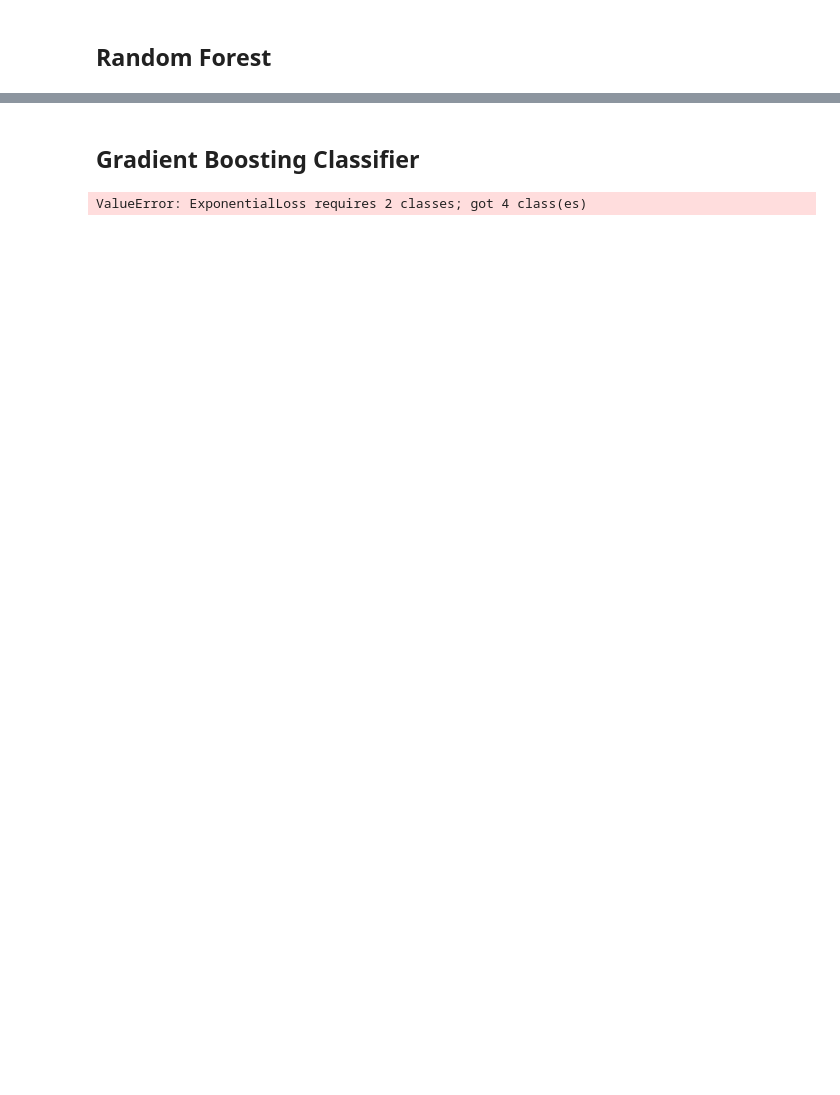
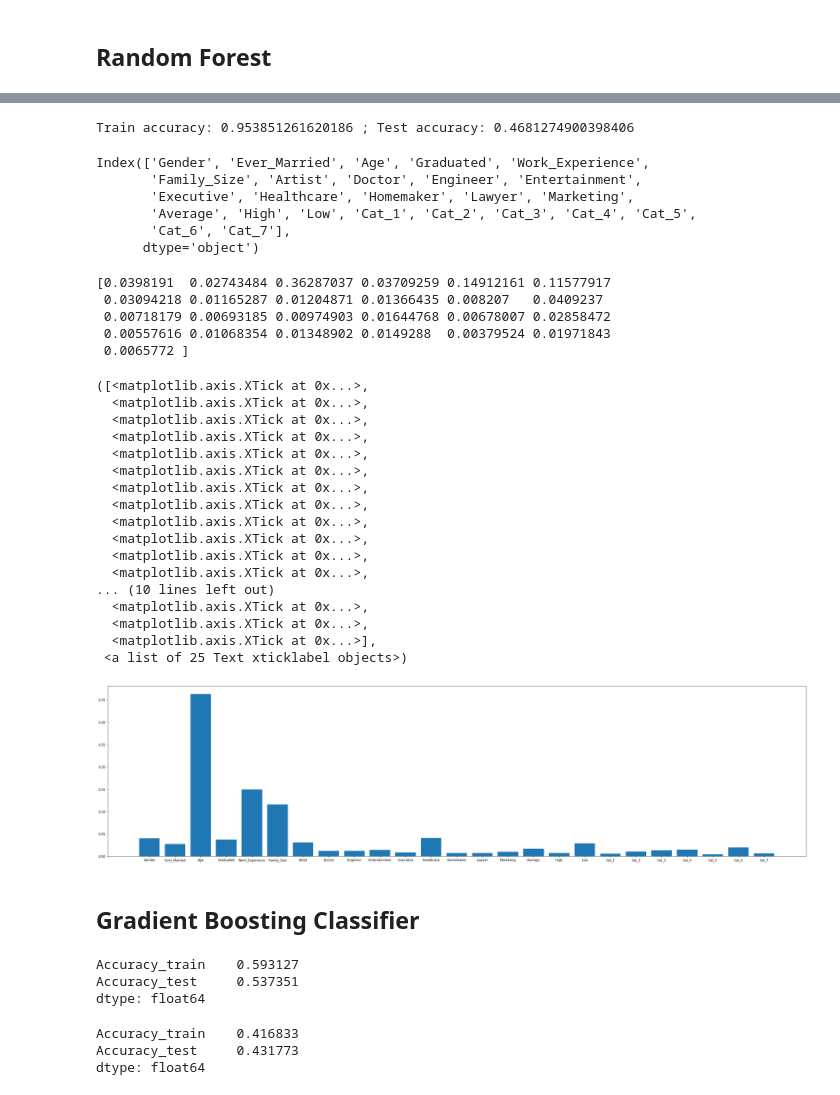
Before and after one commit to aleks73337/Data-Science, a Jupyter notebook: RF_GBT.ipynb, the cells around one changed output, grey strips where cells are left out. Cells and saved outputs as stored; diff of their text form; code cells hidden in the pictures; blank space fills up the shorter version.

```diff
--- a/RF_GBT.ipynb
+++ b/RF_GBT.ipynb
@@ -95,0 +118,3 @@ rf_result.plot()
+# %%
+classifier = ensemble.RandomForestClassifier(n_estimators=20, oob_score = True)
+classifier.fit(X_train, y_train)
@@ -96,3 +133,51 @@ rf_result.plot()
+# %%
+print(f"Train accuracy: {accuracy_score(y_train, y_pred_train)} ; Test accuracy: {accuracy_score(y_test, y_pred_test)}")
+# %% [output]
+Train accuracy: 0.953851261620186 ; Test accuracy: 0.4681274900398406
+# %%
+importances = classifier.feature_importances_
+# %%
+features = X_train.columns
+# %%
+features
+# %% [output]
+Index(['Gender', 'Ever_Married', 'Age', 'Graduated', 'Work_Experience',
+       'Family_Size', 'Artist', 'Doctor', 'Engineer', 'Entertainment',
+       'Executive', 'Healthcare', 'Homemaker', 'Lawyer', 'Marketing',
+       'Average', 'High', 'Low', 'Cat_1', 'Cat_2', 'Cat_3', 'Cat_4', 'Cat_5',
+       'Cat_6', 'Cat_7'],
+      dtype='object')
+# %%
+print(importances)
+# %% [output]
+[0.0398191  0.02743484 0.36287037 0.03709259 0.14912161 0.11577917
+ 0.03094218 0.01165287 0.01204871 0.01366435 0.008207   0.0409237
+ 0.00718179 0.00693185 0.00974903 0.01644768 0.00678007 0.02858472
+ 0.00557616 0.01068354 0.01348902 0.0149288  0.00379524 0.01971843
+ 0.0065772 ]
+# %%
+plt.figure(figsize=(40,10))
+plt.bar(range(len(importances)), importances)
+plt.xticks(range(len(importances)), features)
+# %% [output]
+([<matplotlib.axis.XTick at 0x...>,
+  <matplotlib.axis.XTick at 0x...>,
+  <matplotlib.axis.XTick at 0x...>,
+  <matplotlib.axis.XTick at 0x...>,
+  <matplotlib.axis.XTick at 0x...>,
+  <matplotlib.axis.XTick at 0x...>,
+  <matplotlib.axis.XTick at 0x...>,
+  <matplotlib.axis.XTick at 0x...>,
+  <matplotlib.axis.XTick at 0x...>,
+  <matplotlib.axis.XTick at 0x...>,
+  <matplotlib.axis.XTick at 0x...>,
+  <matplotlib.axis.XTick at 0x...>,
+... (10 lines left out)
+  <matplotlib.axis.XTick at 0x...>,
+  <matplotlib.axis.XTick at 0x...>,
+  <matplotlib.axis.XTick at 0x...>],
+ <a list of 25 Text xticklabel objects>)
+[figure, added]
 # %% [markdown]
 <h2> Gradient Boosting Classifier </h2>
 # %%
@@ -100,9 +185,22 @@ gb_result = pd.DataFrame(index=n_trees, columns=["MSE_train", "MSE_test"])
 # %%
 for n in n_trees:
-    classifier = ensemble.GradientBoostingClassifier(n_estimators=n, loss = 'exponential')
+    classifier = ensemble.GradientBoostingClassifier(n_estimators=n)
     classifier.fit(X_train, y_train)
-    mse_train = classifier.score(X_train, y_train)
-    mse_test = classifier.score(X_test, y_test)
-    gb_result = gb_result.append(pd.Series({"MSE_train" : mse_train, "MSE_test" : mse_test}, name = n))
+    y_pred_train = classifier.predict(X_train.values)
+    accuracy_train = accuracy_score(y_train, y_pred_train)
+    y_pred_test = classifier.predict(X_test.values)
+    accuracy_test = accuracy_score(y_test, y_pred_test)
+    metrics = pd.Series({"Accuracy_train" : accuracy_train, "Accuracy_test" : accuracy_test}, name = n)
+    gb_result.loc[n] = metrics
-# %% [output]
-ValueError: ExponentialLoss requires 2 classes; got 4 class(es)
+# %%
+gb_result.max()
+# %% [output]
+Accuracy_train    0.593127
+Accuracy_test     0.537351
+dtype: float64
+# %%
+gb_result.min()
+# %% [output]
+Accuracy_train    0.416833
+Accuracy_test     0.431773
+dtype: float64
```
Also changed, not shown: parts of 18 cells of this notebook, 1 other file.
